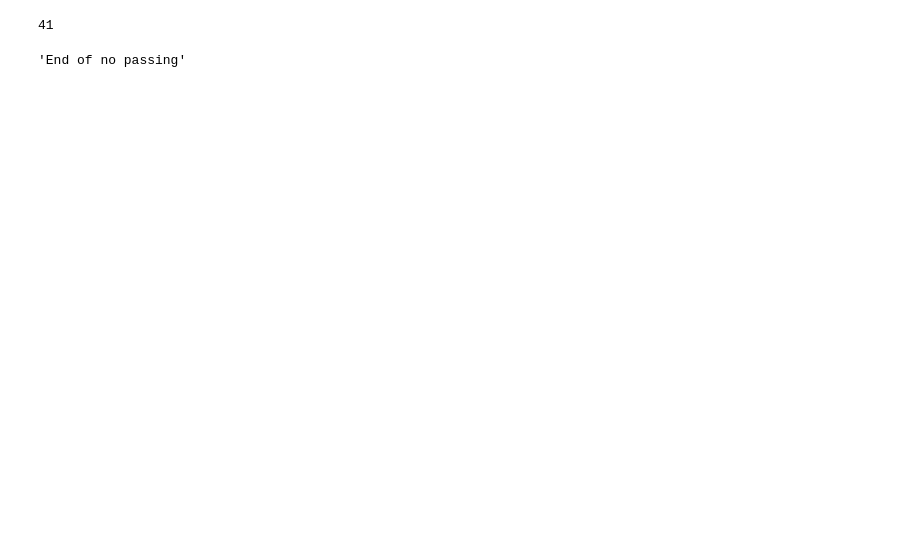
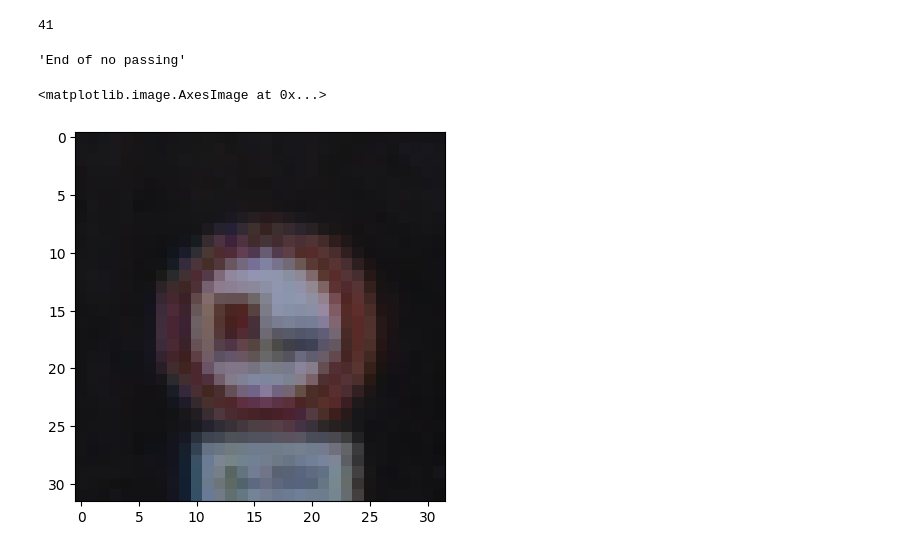
Before and after one commit to dangtrantrung/Road-Signals-Classification-Model-with-TensorFlow, a Jupyter notebook: Road_Signals_Classification_Model.ipynb, the cells around one changed output. Drawn from its saved outputs; the diff is of its cells as text; code cells hidden in the pictures; blank space fills up the shorter version.

```diff
--- a/Road_Signals_Classification_Model.ipynb
+++ b/Road_Signals_Classification_Model.ipynb
@@ -210,3 +220,11 @@ classNames = {0: 'Speed limit (20km/h)',
 classNames[trainY[50]]
 # %% [output]
 'End of no passing'
+# %%
+from sklearn.utils import shuffle
+trainX,trainY =shuffle(trainX,trainY)
+# %%
+plt.imshow(trainX[51])
+# %% [output]
+<matplotlib.image.AxesImage at 0x...>
+[figure, added]
```
Also changed, not shown: parts of 3 cells of this notebook.
